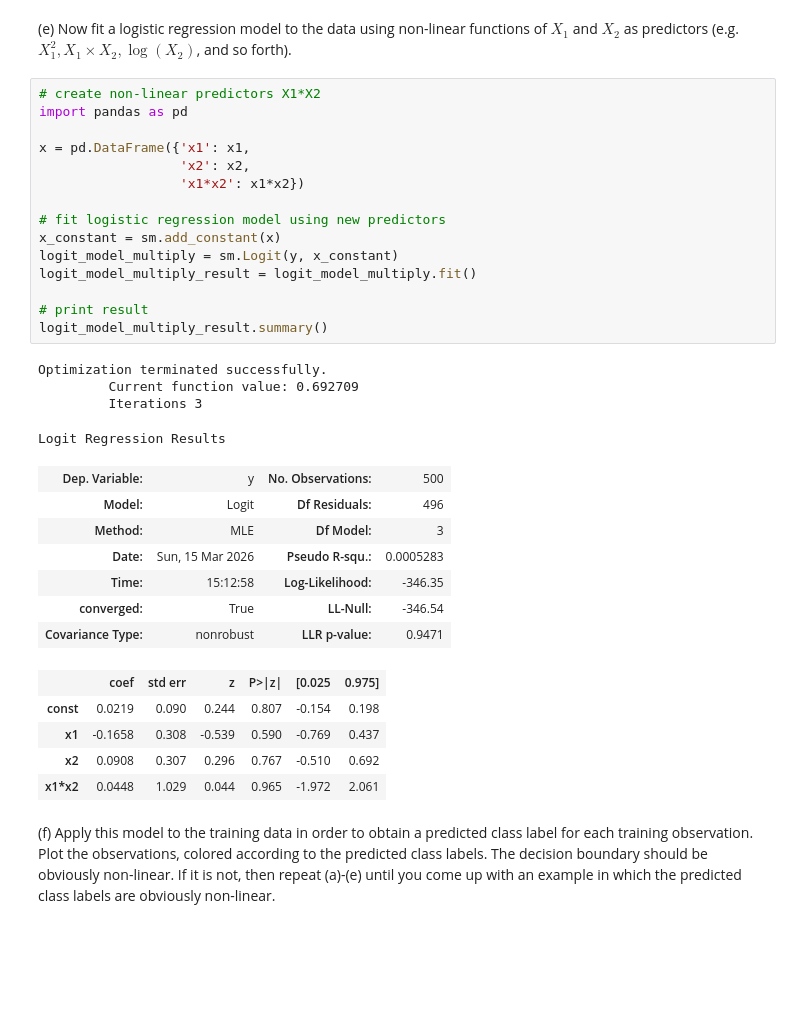
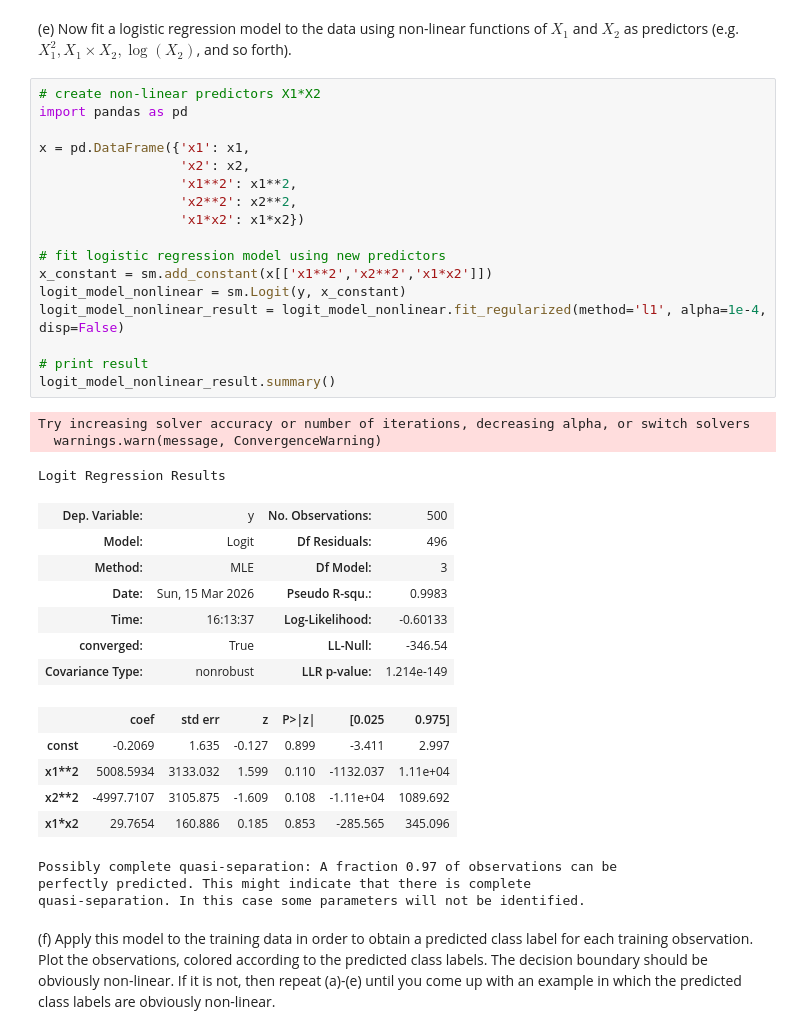
Before and after one commit to mw1296/DSAN5300, a Jupyter notebook: labs/lab-W08-SVM/lab8.ipynb, the cells around one changed output. Cells and saved outputs as stored; diff of their text form; blank space fills up the shorter version.

```diff
--- a/labs/lab-W08-SVM/lab8.ipynb
+++ b/labs/lab-W08-SVM/lab8.ipynb
@@ -206,35 +206,39 @@ Text(0.5, 1.0, 'x1 vs. x2 and predicted class in training data')
 # %%
 # create non-linear predictors X1*X2
 import pandas as pd
 
 x = pd.DataFrame({'x1': x1,
                   'x2': x2,
+                  'x1**2': x1**2,
+                  'x2**2': x2**2,
                   'x1*x2': x1*x2})
 
 # fit logistic regression model using new predictors
-x_constant = sm.add_constant(x)
-logit_model_multiply = sm.Logit(y, x_constant)
-logit_model_multiply_result = logit_model_multiply.fit()
+x_constant = sm.add_constant(x[['x1**2','x2**2','x1*x2']])
+logit_model_nonlinear = sm.Logit(y, x_constant)
+logit_model_nonlinear_result = logit_model_nonlinear.fit_regularized(method='l1', alpha=1e-4, disp=False)
 
 # print result
-logit_model_multiply_result.summary()
+logit_model_nonlinear_result.summary()
 # %% [output]
-Optimization terminated successfully.
-         Current function value: 0.692709
-         Iterations 3
+Try increasing solver accuracy or number of iterations, decreasing alpha, or switch solvers
+  warnings.warn(message, ConvergenceWarning)
 Logit Regression Results
 | Dep. Variable: | y | No. Observations: | 500 |
 | Model: | Logit | Df Residuals: | 496 |
 | Method: | MLE | Df Model: | 3 |
-| Date: | Sun, 15 Mar 2026 | Pseudo R-squ.: | 0.0005283 |
-| Time: | 15:12:58 | Log-Likelihood: | -346.35 |
+| Date: | Sun, 15 Mar 2026 | Pseudo R-squ.: | 0.9983 |
+| Time: | 16:13:37 | Log-Likelihood: | -0.60133 |
 | converged: | True | LL-Null: | -346.54 |
-| Covariance Type: | nonrobust | LLR p-value: | 0.9471 |
+| Covariance Type: | nonrobust | LLR p-value: | 1.214e-149 |
 |  | coef | std err | z | P>|z| | [0.025 | 0.975] |
-| const | 0.0219 | 0.090 | 0.244 | 0.807 | -0.154 | 0.198 |
-| x1 | -0.1658 | 0.308 | -0.539 | 0.590 | -0.769 | 0.437 |
-| x2 | 0.0908 | 0.307 | 0.296 | 0.767 | -0.510 | 0.692 |
-| x1*x2 | 0.0448 | 1.029 | 0.044 | 0.965 | -1.972 | 2.061 |
+| const | -0.2069 | 1.635 | -0.127 | 0.899 | -3.411 | 2.997 |
+| x1**2 | 5008.5934 | 3133.032 | 1.599 | 0.110 | -1132.037 | 1.11e+04 |
+| x2**2 | -4997.7107 | 3105.875 | -1.609 | 0.108 | -1.11e+04 | 1089.692 |
+| x1*x2 | 29.7654 | 160.886 | 0.185 | 0.853 | -285.565 | 345.096 |
+Possibly complete quasi-separation: A fraction 0.97 of observations can be
+perfectly predicted. This might indicate that there is complete
+quasi-separation. In this case some parameters will not be identified.
 # %% [markdown]
 (f) Apply this model to the training data in order to obtain a predicted class label for each training observation. Plot the observations, colored according to the predicted class labels. The decision boundary should be obviously non-linear. If it is not, then repeat (a)-(e) until you come up with an example in which the predicted class labels are obviously non-linear.
 # %%
```
Also changed, not shown: parts of 6 cells of this notebook.
